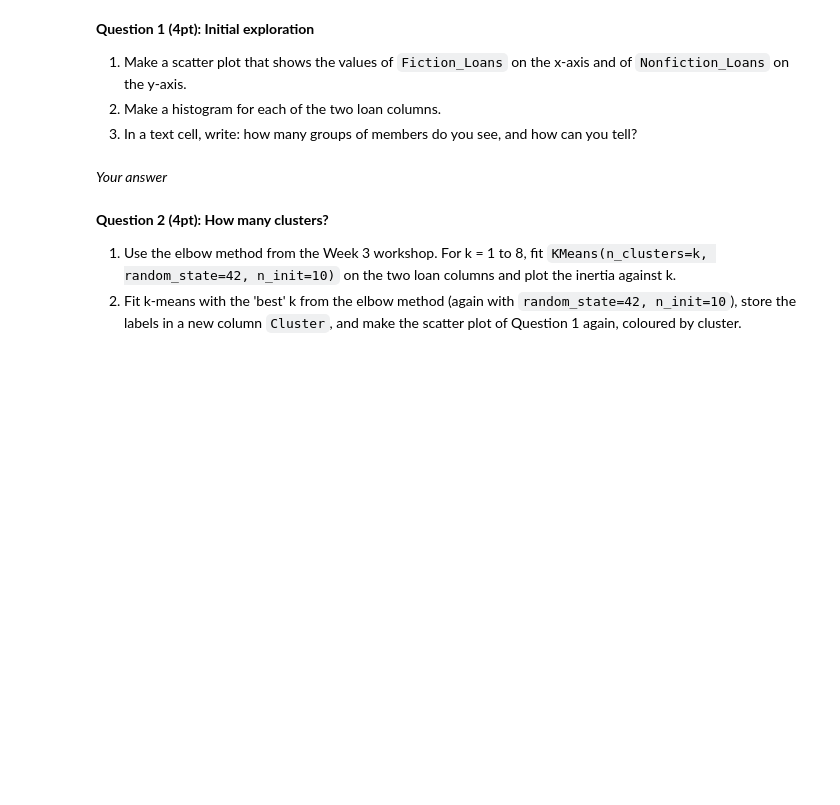
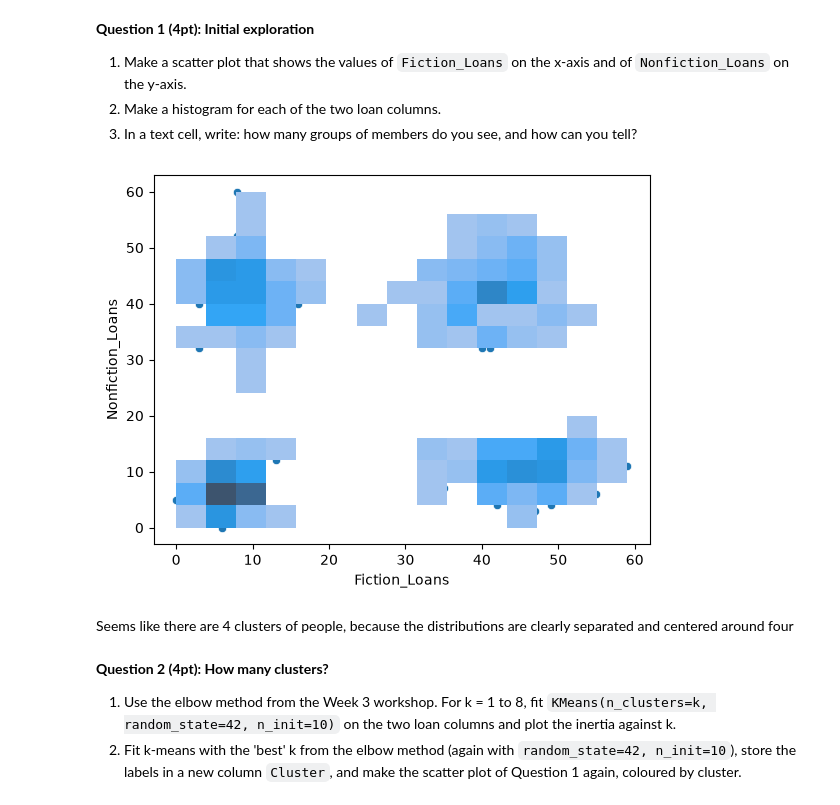
Before and after one commit to mrmeerkat0815/Cultural-Data-analysis-Nino, a Jupyter notebook: Individual_Miniproject_2026.ipynb, the cells around one changed output. Drawn from its saved outputs; the diff is of its cells as text; code cells hidden in the pictures; blank space fills up the shorter version.

```diff
--- a/Individual_Miniproject_2026.ipynb
+++ b/Individual_Miniproject_2026.ipynb
@@ -166,3 +332,5 @@ The city library wants to understand how its members use the library. Your file
 In the next cell, load it into a DataFrame and print the first 3 rows.
 # %%
 # load the data
+df_3 = pd.read_csv('library_members.csv')
+df_3.head(4)
@@ -176,5 +348,11 @@ In the next cell, load it into a DataFrame and print the first 3 rows.
-# %% [markdown]
-*Your answer*
+# %%
+# Initial exploration
+plot1 = sns.scatterplot(x= 'Fiction_Loans', y= 'Nonfiction_Loans', data= df_3)
+plot2 = sns.histplot(x= 'Fiction_Loans', y= 'Nonfiction_Loans', data= df_3, bins= 15)
+# %% [output]
+[figure, added]
+# %% [markdown]
+Seems like there are 4 clusters of people, because the distributions are clearly separated and centered around four
 # %% [markdown]
 **Question 2 (4pt): How many clusters?**
 1. Use the elbow method from the Week 3 workshop. For k = 1 to 8, fit `KMeans(n_clusters=k, random_state=42, n_init=10)` on the two loan columns and plot the inertia against k.
```
Also changed, not shown: parts of 28 cells of this notebook, 15 other files.
